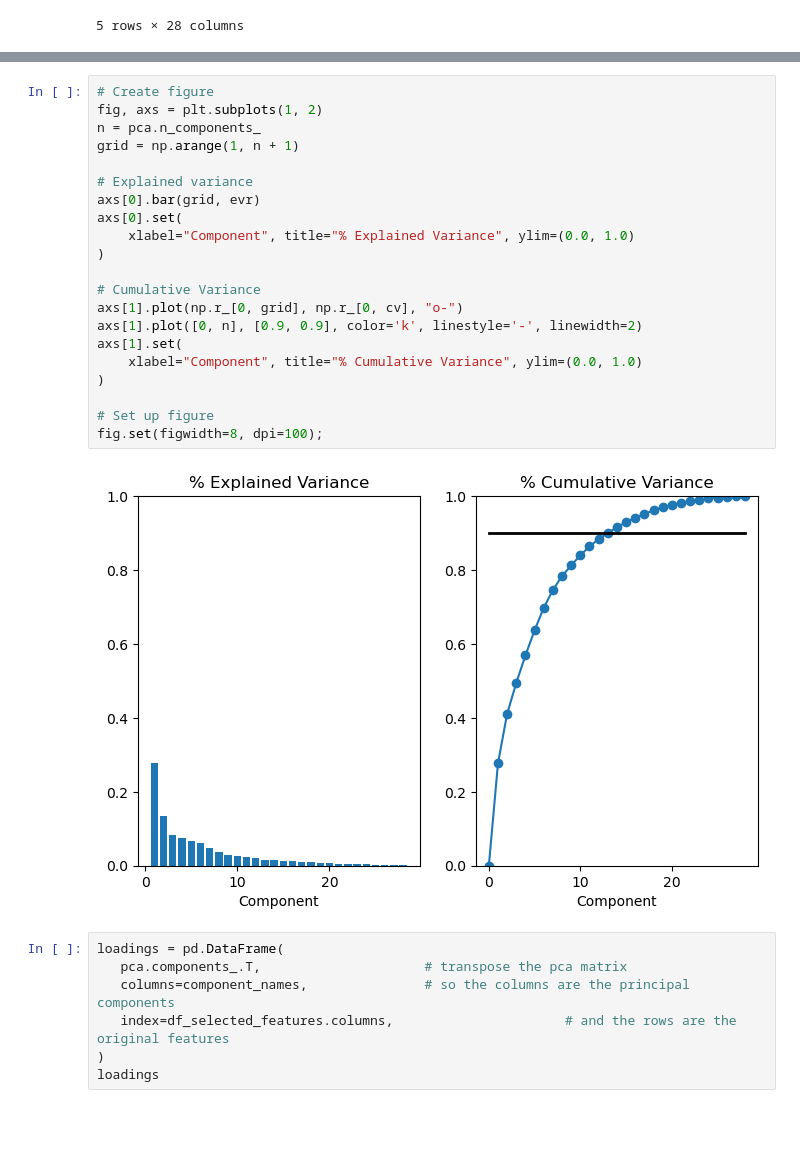
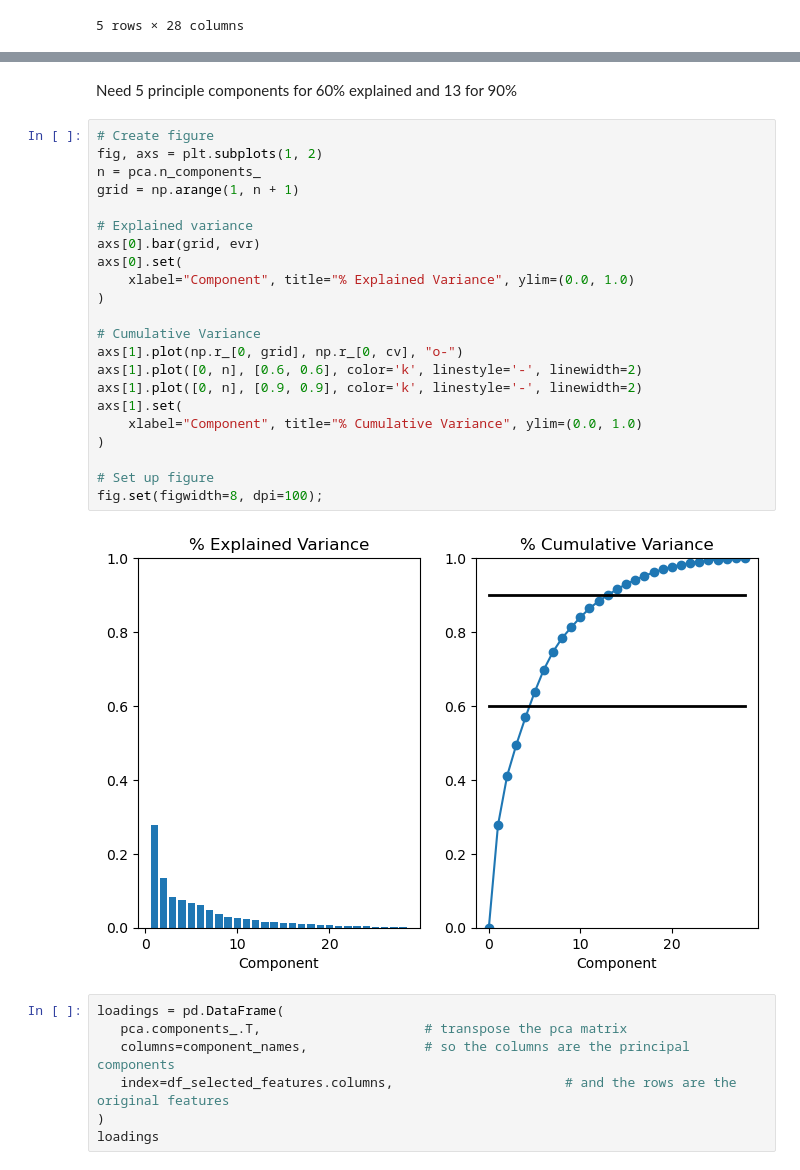
Before and after one commit to KoenvOosterhout/Project-advanced-programming, a Jupyter notebook: RFE on features.ipynb, the cells around one changed output, grey strips where cells are left out. Drawn from its saved outputs; the diff is of its cells as text; blank space fills up the shorter version.

```diff
--- a/RFE on features.ipynb
+++ b/RFE on features.ipynb
@@ -337,29 +337,32 @@ print(cv)                                # NEED 46 Principal components for 90%
  0.90006203 0.91569241 0.92948098 0.94129093 0.95203168 0.96125999
  0.96990404 0.97630364 0.98215297 0.98659414 0.99019995 0.99360015
  0.99583891 0.99759444 0.99907326 1.        ]
+# %% [markdown]
+Need 5 principle components for 60% explained and 13 for 90%
 # %%
 # Create figure
 fig, axs = plt.subplots(1, 2)
 n = pca.n_components_
 grid = np.arange(1, n + 1)
 
 # Explained variance
 axs[0].bar(grid, evr)
 axs[0].set(
     xlabel="Component", title="% Explained Variance", ylim=(0.0, 1.0)
 )
 
 # Cumulative Variance
 axs[1].plot(np.r_[0, grid], np.r_[0, cv], "o-")
+axs[1].plot([0, n], [0.6, 0.6], color='k', linestyle='-', linewidth=2)
 axs[1].plot([0, n], [0.9, 0.9], color='k', linestyle='-', linewidth=2)
 axs[1].set(
     xlabel="Component", title="% Cumulative Variance", ylim=(0.0, 1.0)
 )
 
 # Set up figure
 fig.set(figwidth=8, dpi=100);
 # %% [output]
-[figure, old version]
+[figure, new version]
 # %%
 loadings = pd.DataFrame(
    pca.components_.T,                     # transpose the pca matrix
```
Also changed, not shown: parts of 1 cell of this notebook.
